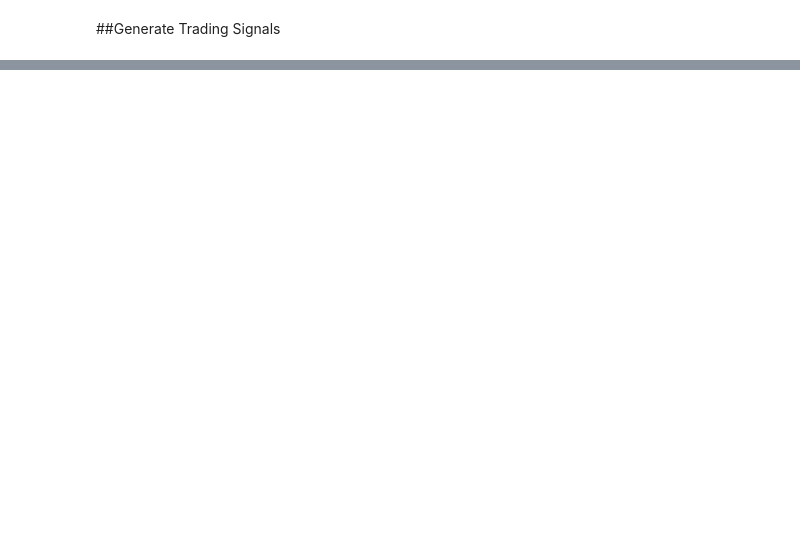
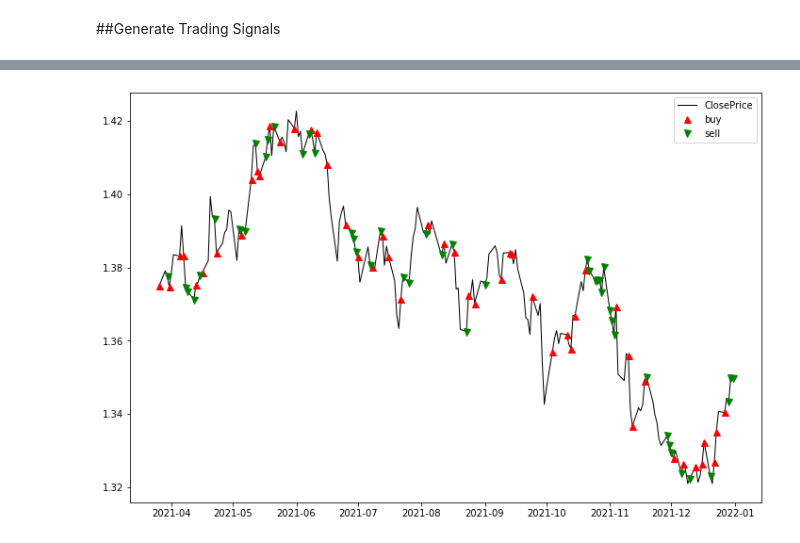
Before and after one commit to mohansameer1983/AI-Finance, a Jupyter notebook: Team_Assignment_3_StatArb.ipynb, the cells around one changed output, grey strips where cells are left out. Saved outputs shown, nothing was run; the diff lists cells and outputs as text; code cells hidden in the pictures; blank space fills up the shorter version.

```diff
--- a/Team_Assignment_3_StatArb.ipynb
+++ b/Team_Assignment_3_StatArb.ipynb
@@ -344,0 +625,18 @@ df_final
+# %%
+# Window size (n_period) is the input
+n_period = 60
+test_data_len = df_test_predict.shape[0]
+
+# Make training dataset
+test_data = df_test_predict[0:test_data_len]
+x_test = []
+y_test = test_data[TRADING_INSTRUMENT][n_period:]
+
+for symbol in SYMBOLS:
+
+  if symbol != TRADING_INSTRUMENT:
+    for i in range(n_period+1 , len(test_data)+1):
+        x_test.append(test_data[symbol][i-n_period:i].values)
+  elif symbol == TRADING_INSTRUMENT:
+    for i in range(n_period, len(test_data)):
+        x_test.append(test_data[symbol][i-n_period:i].values)
@@ -344,0 +658,11 @@ df_final
+# %%
+# Convert x_train and y_train to Numpy arrays
+x_test = np.array(x_test)
+y_test = np.array(y_test)
+
+# Reshape x_train for LSTM model training
+x_test = np.reshape(x_test, (int(x_test.shape[0]/6), 6, int(x_test.shape[1])), order = 'F')
+# %%
+y_pred = model.predict(x_test)
+rmse = mean_squared_error(y_test, y_pred)
+print('RMSE :',np.round(rmse,5))
@@ -344,0 +688,2 @@ df_final
+# %%
+final_change_projected = y_pred.reshape(-1) - y_test
@@ -344,0 +813,15 @@ df_final
+# %%
+change_projected_actual_data = pd.DataFrame(data={}, index=df_test_predict[TRADING_INSTRUMENT].index)
+change_projected_actual_data = change_projected_actual_data.assign(ClosePrice=pd.Series(df_test_predict[TRADING_INSTRUMENT], index=df_test_predict[TRADING_INSTRUMENT].index[-201:]))
+change_projected_actual_data = change_projected_actual_data.assign(FinalStatArbTradingSignal=pd.Series(final_change_projected, index=df_test_predict[TRADING_INSTRUMENT].index[-201:]))
+change_projected_actual_data = change_projected_actual_data.assign(Trades=pd.Series(orders, index=df_test_predict[TRADING_INSTRUMENT].index[-201:]))
+change_projected_actual_data = change_projected_actual_data.assign(Position=pd.Series(positions, index=df_test_predict[TRADING_INSTRUMENT].index[-201:]))
+change_projected_actual_data = change_projected_actual_data.assign(Pnl=pd.Series(pnls, index=df_test_predict[TRADING_INSTRUMENT].index[-201:]))
+
+plt.plot(change_projected_actual_data.index, change_projected_actual_data.ClosePrice, color='k', lw=1., label='ClosePrice')
+plt.plot(change_projected_actual_data.loc[change_projected_actual_data.Trades == 1].index, change_projected_actual_data.ClosePrice[change_projected_actual_data.Trades == 1], color='r', lw=0, marker='^', markersize=7, label='buy')
+plt.plot(change_projected_actual_data.loc[change_projected_actual_data.Trades == -1].index, change_projected_actual_data.ClosePrice[change_projected_actual_data.Trades == -1], color='g', lw=0, marker='v', markersize=7, label='sell')
+plt.legend()
+plt.show()
+# %% [output]
+[figure, added]
```
Also changed, not shown: parts of 35 cells of this notebook.
